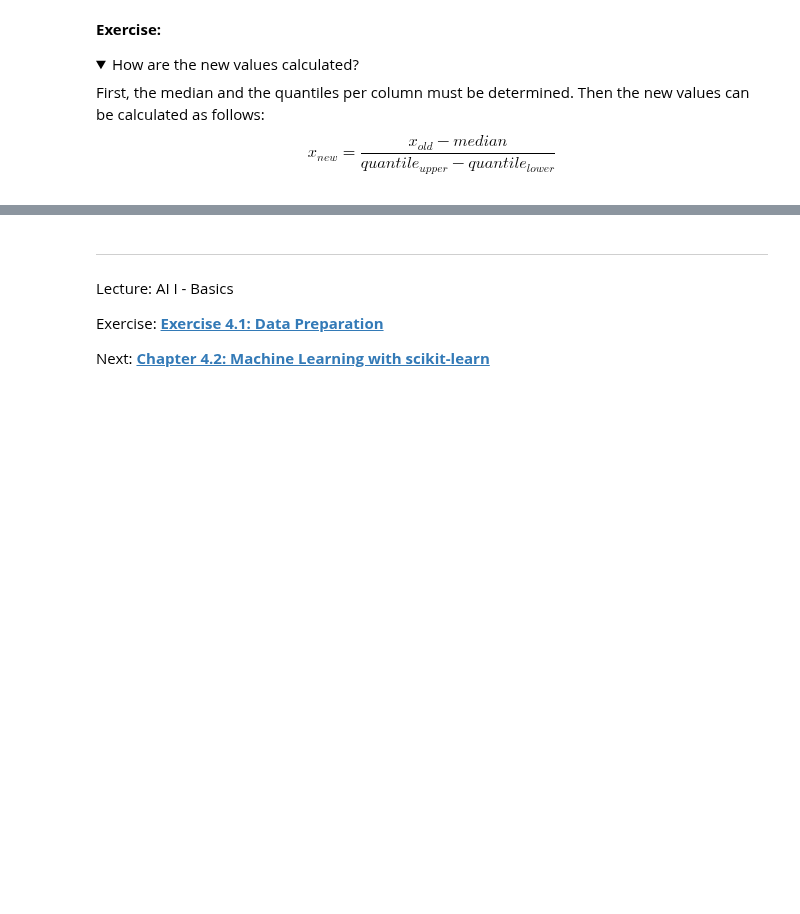
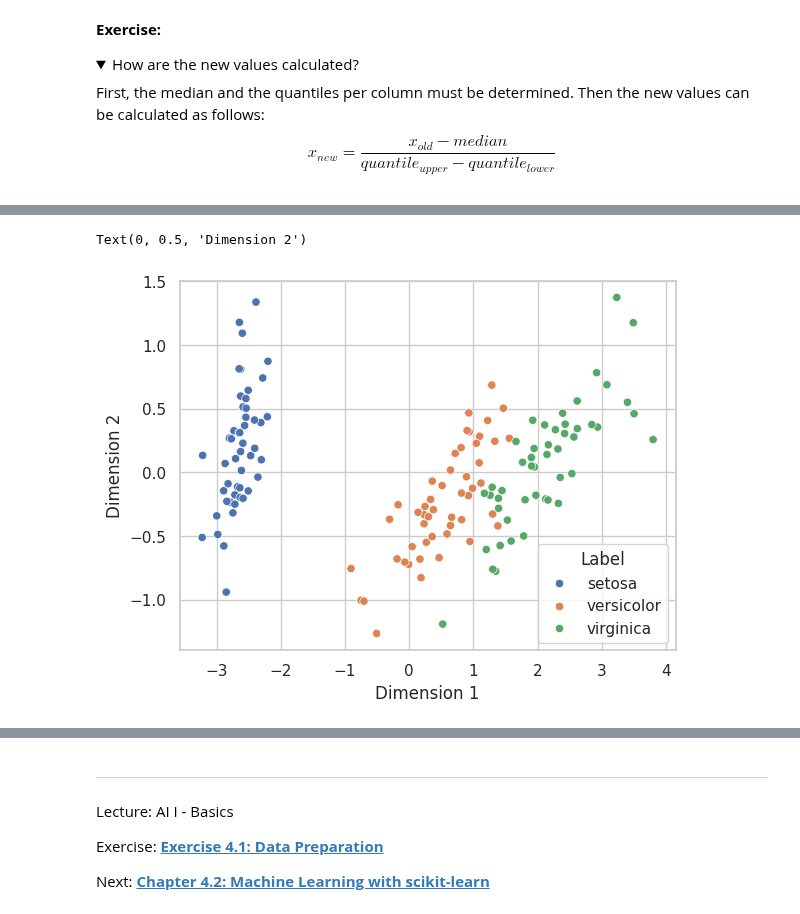
Before and after one commit to iLuckyW/lecture-ai-basics, a Jupyter notebook: chapter/04_ml/01_data_preparation.ipynb, the cells around one changed output, grey strips where cells are left out. Cells and saved outputs as stored; diff of their text form; code cells hidden in the pictures; folded sections open; blank space fills up the shorter version.

Commit message:
feat: add chapter data prep

```diff
--- a/chapter/04_ml/01_data_preparation.ipynb
+++ b/chapter/04_ml/01_data_preparation.ipynb
@@ -402,0 +423,15 @@ $$x_{new} = \frac{x_{old} - median}{quantile_{upper} - quantile_{lower}}$$
+# %%
+from sklearn.decomposition import PCA
+
+# we want to have the two components with the highest variance
+pca = PCA(n_components=2)
+pca.fit(iris.data)
+reduced_iris = pca.transform(iris.data)
+
+# show the two components with the highest variance
+ax_pca = sns.scatterplot(x=reduced_iris[:, 0], y=reduced_iris[:, 1], hue=iris_df['Label'])
+ax_pca.set_xlabel('Dimension 1')
+ax_pca.set_ylabel('Dimension 2')
+# %% [output]
+Text(0, 0.5, 'Dimension 2')
+[figure, added]
```
Also changed, not shown: parts of 8 cells of this notebook.
